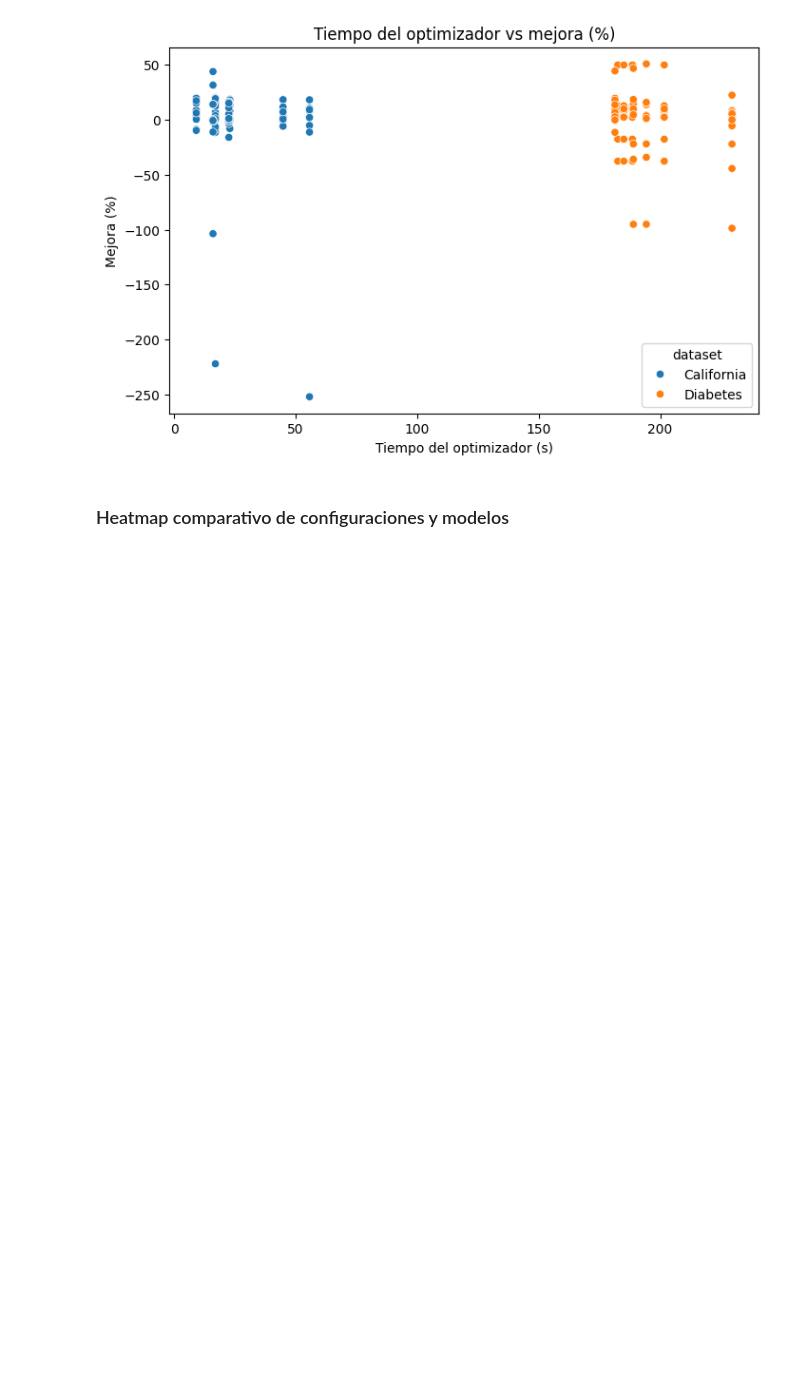
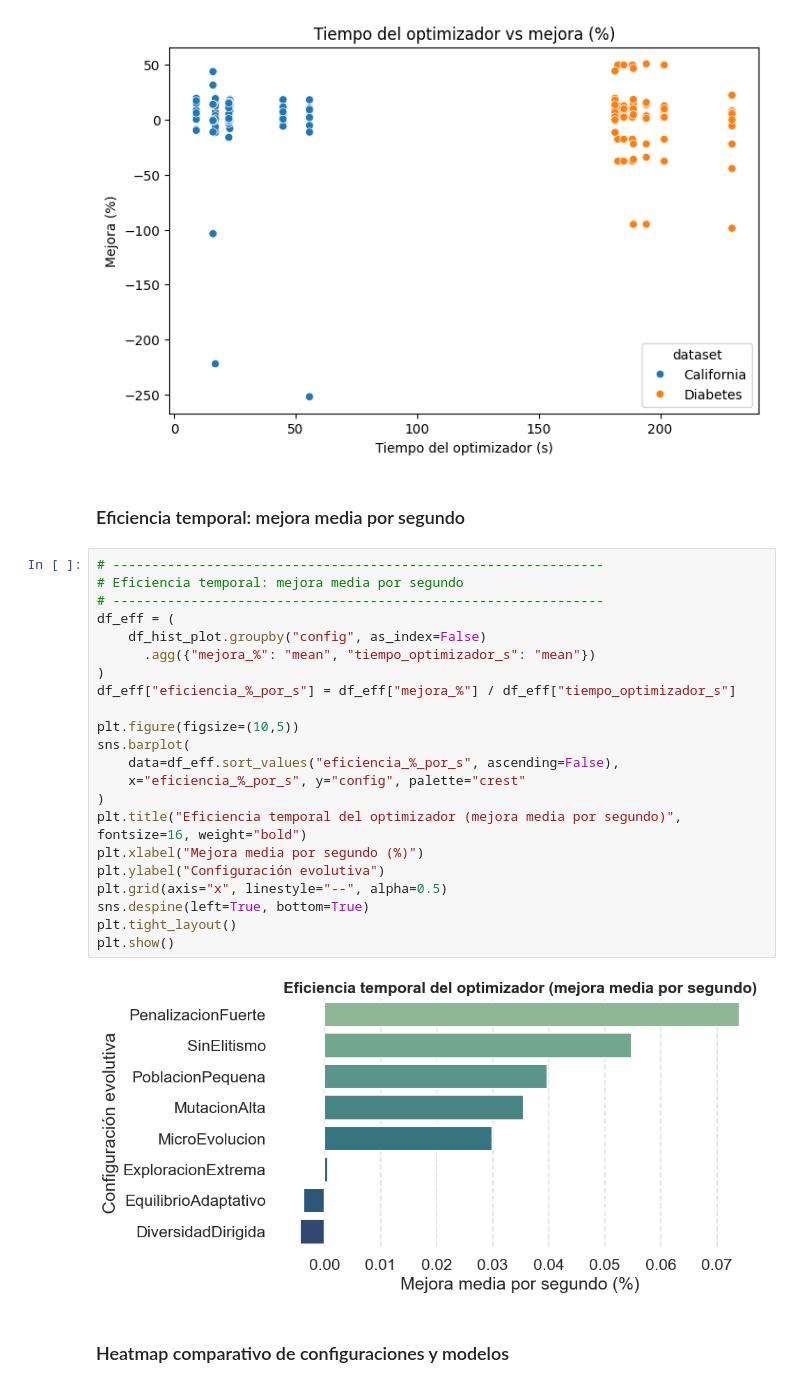
Before and after one commit to lucia-corsan/Evolutionary-Computing, a Jupyter notebook: analysis.ipynb, the cells around one changed output. Saved outputs shown, nothing was run; the diff lists cells and outputs as text; blank space fills up the shorter version.

```diff
--- a/analysis.ipynb
+++ b/analysis.ipynb
@@ -305,6 +323,32 @@ plt.show()
 # %% [output]
 [figure]
 [figure]
+# %% [markdown]
+### Eficiencia temporal: mejora media por segundo
+# %%
+# ---------------------------------------------------------------
+# Eficiencia temporal: mejora media por segundo
+# ---------------------------------------------------------------
+df_eff = (
+    df_hist_plot.groupby("config", as_index=False)
+      .agg({"mejora_%": "mean", "tiempo_optimizador_s": "mean"})
+)
+df_eff["eficiencia_%_por_s"] = df_eff["mejora_%"] / df_eff["tiempo_optimizador_s"]
+
+plt.figure(figsize=(10,5))
+sns.barplot(
+    data=df_eff.sort_values("eficiencia_%_por_s", ascending=False),
+    x="eficiencia_%_por_s", y="config", palette="crest"
+)
+plt.title("Eficiencia temporal del optimizador (mejora media por segundo)", fontsize=16, weight="bold")
+plt.xlabel("Mejora media por segundo (%)")
+plt.ylabel("Configuración evolutiva")
+plt.grid(axis="x", linestyle="--", alpha=0.5)
+sns.despine(left=True, bottom=True)
+plt.tight_layout()
+plt.show()
+# %% [output]
+[figure, added]
 # %% [markdown]
 ### Heatmap comparativo de configuraciones y modelos
 # %%
```
Also changed, not shown: parts of 19 cells of this notebook.
